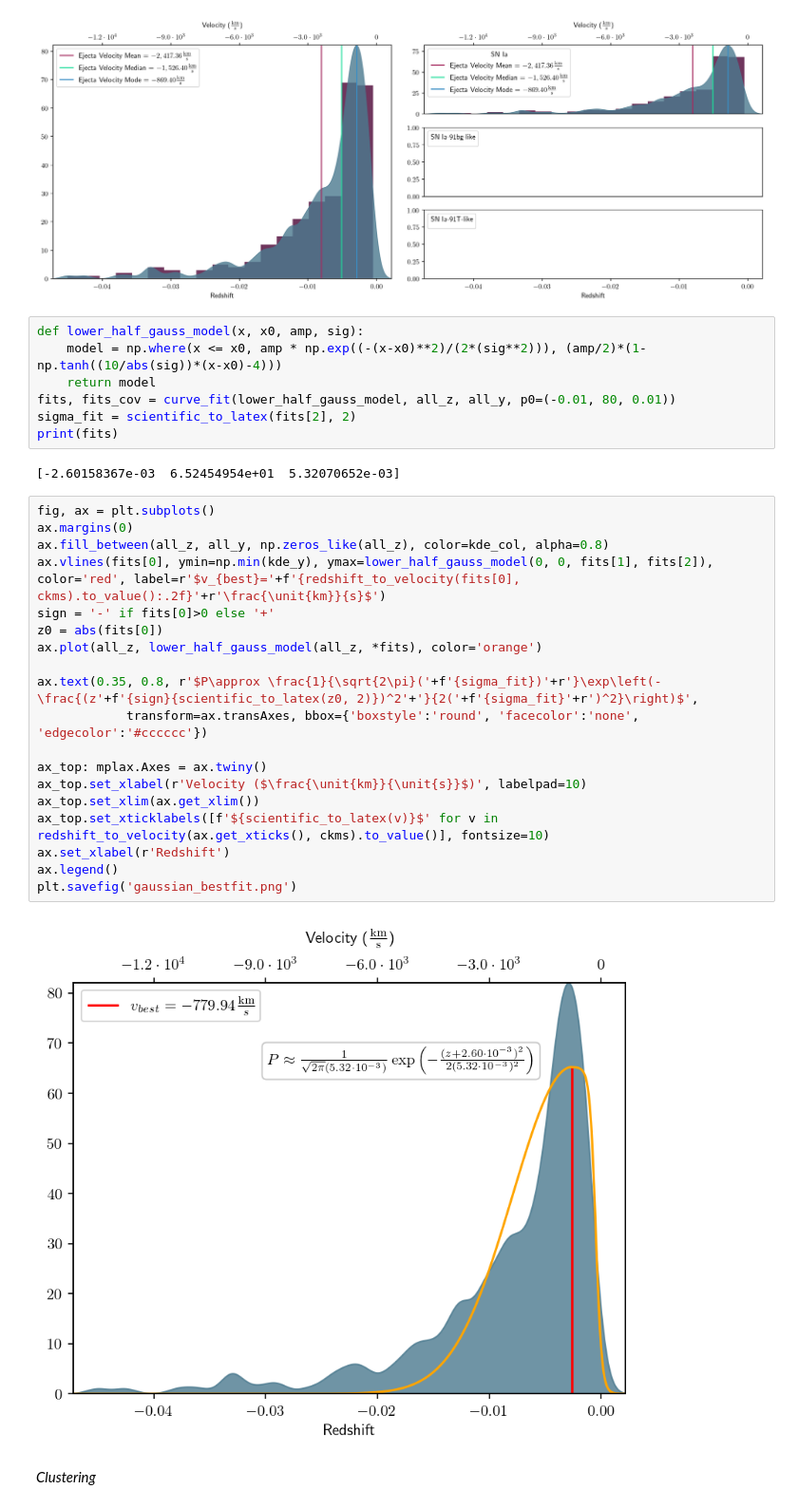
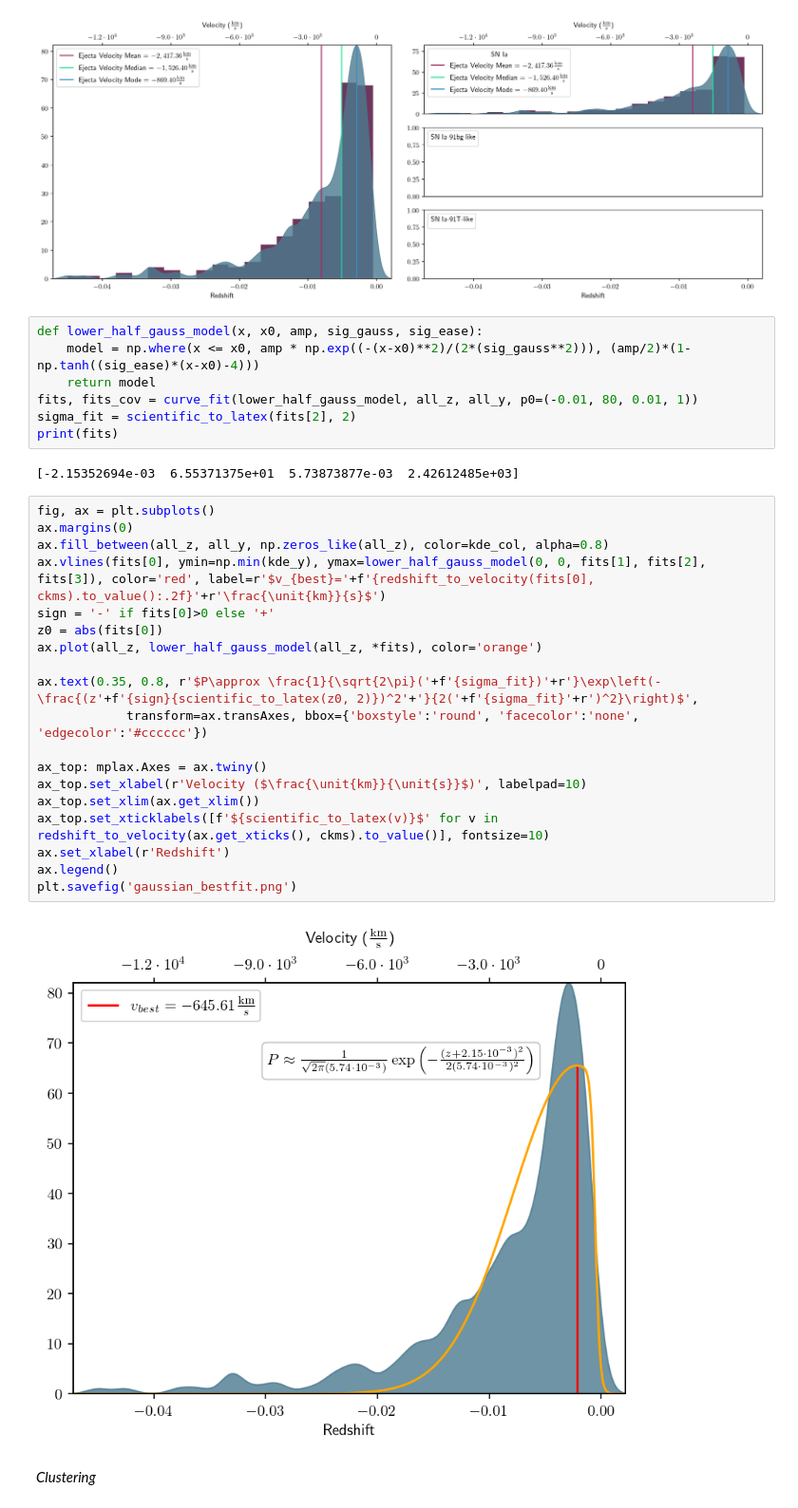
Before and after one commit to tobyheller-ucsd/SNIaEjectaVelocityAnalysis, a Jupyter notebook: final_project.ipynb, the cells around one changed output. Shown at 95% size. Cells and saved outputs as stored; diff of their text form.

Commit message:
Slight change to model.

```diff
--- a/final_project.ipynb
+++ b/final_project.ipynb
@@ -393,35 +393,35 @@ plt.savefig('kdes.png')
 # %% [output]
 [figure]
 # %%
-def lower_half_gauss_model(x, x0, amp, sig):
-    model = np.where(x <= x0, amp * np.exp((-(x-x0)**2)/(2*(sig**2))), (amp/2)*(1-np.tanh((10/abs(sig))*(x-x0)-4)))
+def lower_half_gauss_model(x, x0, amp, sig_gauss, sig_ease):
+    model = np.where(x <= x0, amp * np.exp((-(x-x0)**2)/(2*(sig_gauss**2))), (amp/2)*(1-np.tanh((sig_ease)*(x-x0)-4)))
     return model
-fits, fits_cov = curve_fit(lower_half_gauss_model, all_z, all_y, p0=(-0.01, 80, 0.01))
+fits, fits_cov = curve_fit(lower_half_gauss_model, all_z, all_y, p0=(-0.01, 80, 0.01, 1))
 sigma_fit = scientific_to_latex(fits[2], 2)
 print(fits)
 # %% [output]
-[-2.60158367e-03  6.52454954e+01  5.32070652e-03]
+[-2.15352694e-03  6.55371375e+01  5.73873877e-03  2.42612485e+03]
 # %%
 fig, ax = plt.subplots()
 ax.margins(0)
 ax.fill_between(all_z, all_y, np.zeros_like(all_z), color=kde_col, alpha=0.8)
-ax.vlines(fits[0], ymin=np.min(kde_y), ymax=lower_half_gauss_model(0, 0, fits[1], fits[2]), color='red', label=r'$v_{best}='+f'{redshift_to_velocity(fits[0], ckms).to_value():.2f}'+r'\frac{\unit{km}}{s}$')
+ax.vlines(fits[0], ymin=np.min(kde_y), ymax=lower_half_gauss_model(0, 0, fits[1], fits[2], fits[3]), color='red', label=r'$v_{best}='+f'{redshift_to_velocity(fits[0], ckms).to_value():.2f}'+r'\frac{\unit{km}}{s}$')
 sign = '-' if fits[0]>0 else '+'
 z0 = abs(fits[0])
 ax.plot(all_z, lower_half_gauss_model(all_z, *fits), color='orange')
 
 ax.text(0.35, 0.8, r'$P\approx \frac{1}{\sqrt{2\pi}('+f'{sigma_fit})'+r'}\exp\left(-\frac{(z'+f'{sign}{scientific_to_latex(z0, 2)})^2'+'}{2('+f'{sigma_fit}'+r')^2}\right)$',
             transform=ax.transAxes, bbox={'boxstyle':'round', 'facecolor':'none', 'edgecolor':'#cccccc'})
 
 ax_top: mplax.Axes = ax.twiny()
 ax_top.set_xlabel(r'Velocity ($\frac{\unit{km}}{\unit{s}}$)', labelpad=10)
 ax_top.set_xlim(ax.get_xlim())
 ax_top.set_xticklabels([f'${scientific_to_latex(v)}$' for v in redshift_to_velocity(ax.get_xticks(), ckms).to_value()], fontsize=10)
 ax.set_xlabel(r'Redshift')
 ax.legend()
 plt.savefig('gaussian_bestfit.png')
 # %% [output]
-[figure, old version]
+[figure, new version]
 # %% [markdown]
 *Clustering*
 # %%
```
Also changed, not shown: parts of 1 cell of this notebook, 2 other files.
